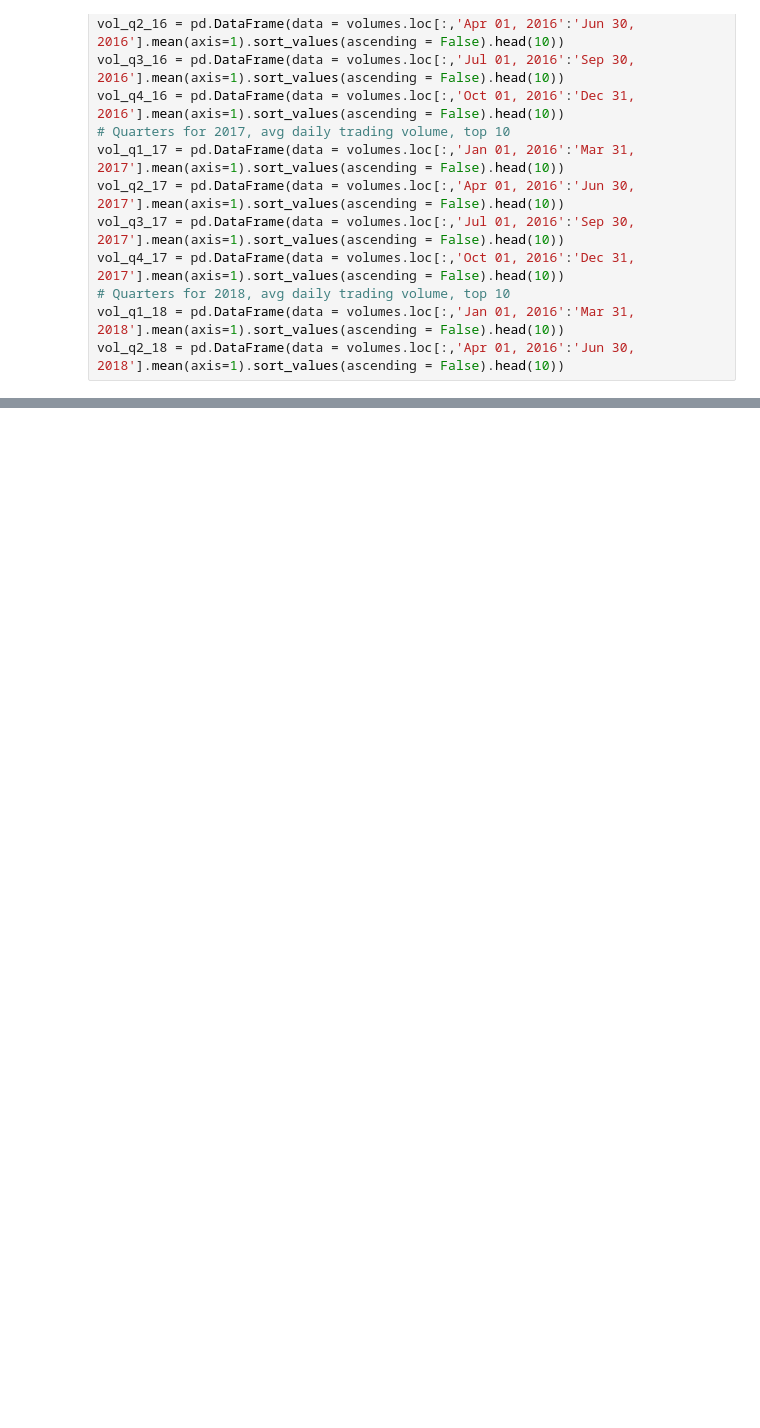
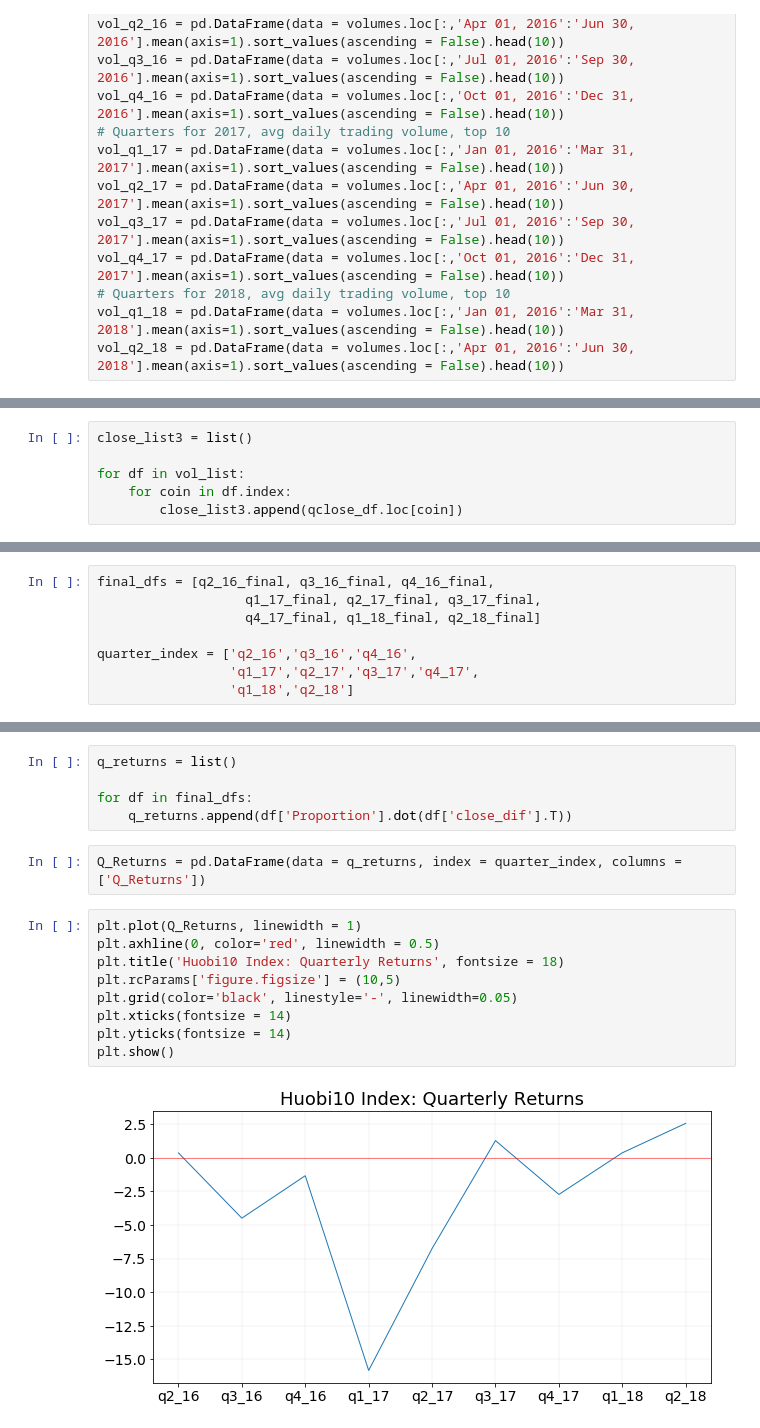
Before and after one commit to crypto20-dev/Invictus, a Jupyter notebook: Huobi10 strategy.ipynb, the cells around one changed output, grey strips where cells are left out. Saved outputs shown, nothing was run; the diff lists cells and outputs as text; blank space fills up the shorter version.

Commit message:
Huobi 10 Index Strategy

```diff
--- a/Huobi10 strategy.ipynb
+++ b/Huobi10 strategy.ipynb
@@ -98,0 +98,6 @@ for df in vol_list:
+# %%
+close_list3 = list()
+
+for df in vol_list:
+    for coin in df.index:
+        close_list3.append(qclose_df.loc[coin])
@@ -98,0 +119,8 @@ for df in vol_list:
+# %%
+final_dfs = [q2_16_final, q3_16_final, q4_16_final,
+                   q1_17_final, q2_17_final, q3_17_final,
+                   q4_17_final, q1_18_final, q2_18_final]
+
+quarter_index = ['q2_16','q3_16','q4_16',
+                 'q1_17','q2_17','q3_17','q4_17',
+                 'q1_18','q2_18']
@@ -98,0 +152,18 @@ for df in vol_list:
+# %%
+q_returns = list()
+
+for df in final_dfs:
+    q_returns.append(df['Proportion'].dot(df['close_dif'].T))
+# %%
+Q_Returns = pd.DataFrame(data = q_returns, index = quarter_index, columns = ['Q_Returns'])
+# %%
+plt.plot(Q_Returns, linewidth = 1)
+plt.axhline(0, color='red', linewidth = 0.5)
+plt.title('Huobi10 Index: Quarterly Returns', fontsize = 18)
+plt.rcParams['figure.figsize'] = (10,5)
+plt.grid(color='black', linestyle='-', linewidth=0.05)
+plt.xticks(fontsize = 14)
+plt.yticks(fontsize = 14)
+plt.show()
+# %% [output]
+[figure, added]
```
Also changed, not shown: parts of 16 cells of this notebook.
